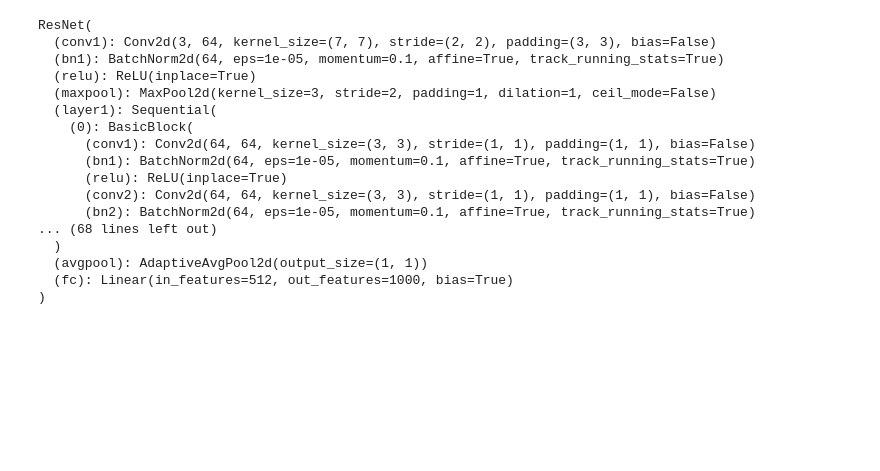
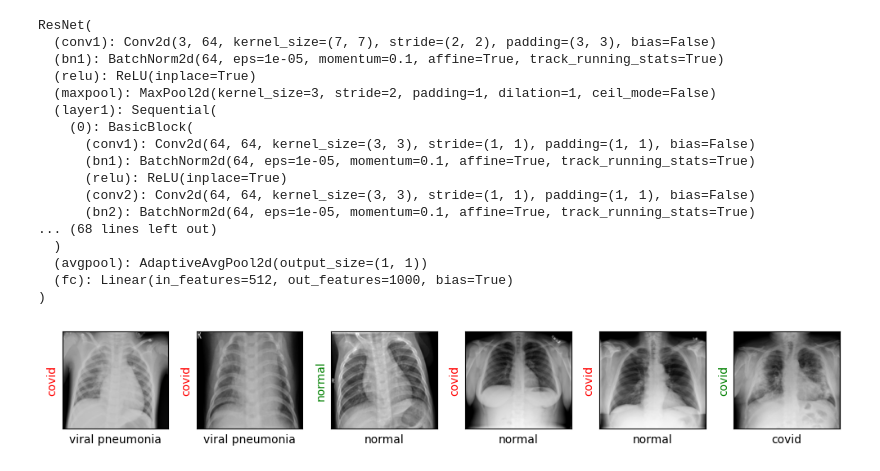
Before and after one commit to blondedman/covid-19-detection, a Jupyter notebook: covid-19-detection.ipynb, the cells around one changed output. Drawn from its saved outputs; the diff is of its cells as text; code cells hidden in the pictures; blank space fills up the shorter version.

```diff
--- a/covid-19-detection.ipynb
+++ b/covid-19-detection.ipynb
@@ -193,3 +193,30 @@ ResNet(
   (avgpool): AdaptiveAvgPool2d(output_size=(1, 1))
   (fc): Linear(in_features=512, out_features=1000, bias=True)
 )
+# %%
+resnet18.fc = torch.nn.Linear(in_features=512, out_features=3)
+loss_func = torch.nn.CrossEntropyLoss()
+optimizer = torch.optim.Adam(resnet18.parameters(), lr=3e-5)
+# %%
+def showpredictions():
+    device = torch.device("cuda" if torch.cuda.is_available() else "cpu")
+    resnet18.to(device)
+    resnet18.eval()
+    with torch.no_grad():
+        images, labels = next(iter(dataloader_test))
+
+        images = images.to(device)
+        labels = labels.to(device)
+
+        outputs = resnet18(images)
+        _, predictions = torch.max(outputs, 1)
+
+        images = images.cpu()
+        labels = labels.cpu()
+        predictions = predictions.cpu()
+
+        showimages(images, labels, predictions)
+# %%
+showpredictions()
+# %% [output]
+[figure, added]
```
Also changed, not shown: parts of 5 cells of this notebook.
